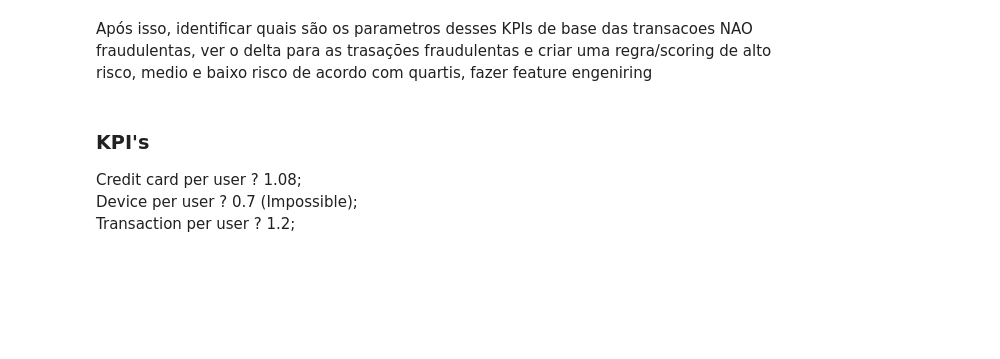
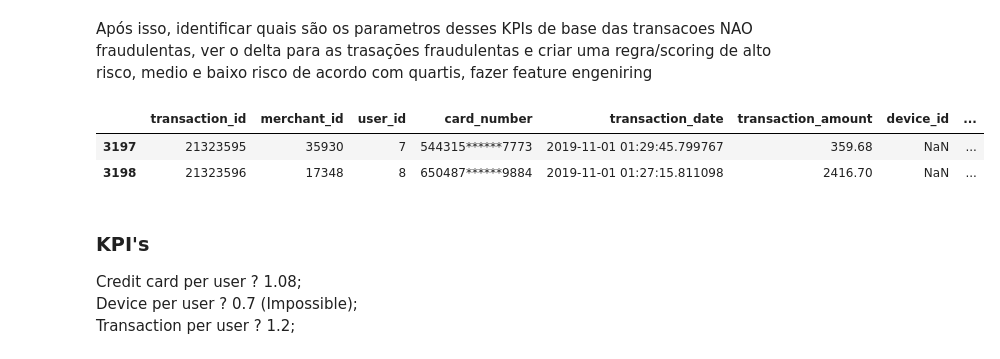
Before and after one commit to thecirocks/cloud_w, a Jupyter notebook: fraud_detection.ipynb, the cells around one changed output. Cells and saved outputs as stored; diff of their text form; code cells hidden in the pictures; blank space fills up the shorter version.

```diff
--- a/fraud_detection.ipynb
+++ b/fraud_detection.ipynb
@@ -983,3 +983,9 @@ Persona Fraudster, em 1 mês: <br>
 Após isso, identificar quais são os parametros desses KPIs de base das transacoes NAO fraudulentas,
 ver o delta para as trasações fraudulentas e criar uma regra/scoring de
 alto risco, medio e baixo risco de acordo com quartis, fazer feature engeniring
+# %%
+df.tail(2)
+# %% [output]
+|  | transaction_id | merchant_id | user_id | card_number | transaction_date | transaction_amount | device_id | ... |
+| 3197 | 21323595 | 35930 | 7 | 544315******7773 | 2019-11-01 01:29:45.799767 | 359.68 | NaN | ... |
+| 3198 | 21323596 | 17348 | 8 | 650487******9884 | 2019-11-01 01:27:15.811098 | 2416.70 | NaN | ... |
```
Also changed, not shown: parts of 4 cells of this notebook.
